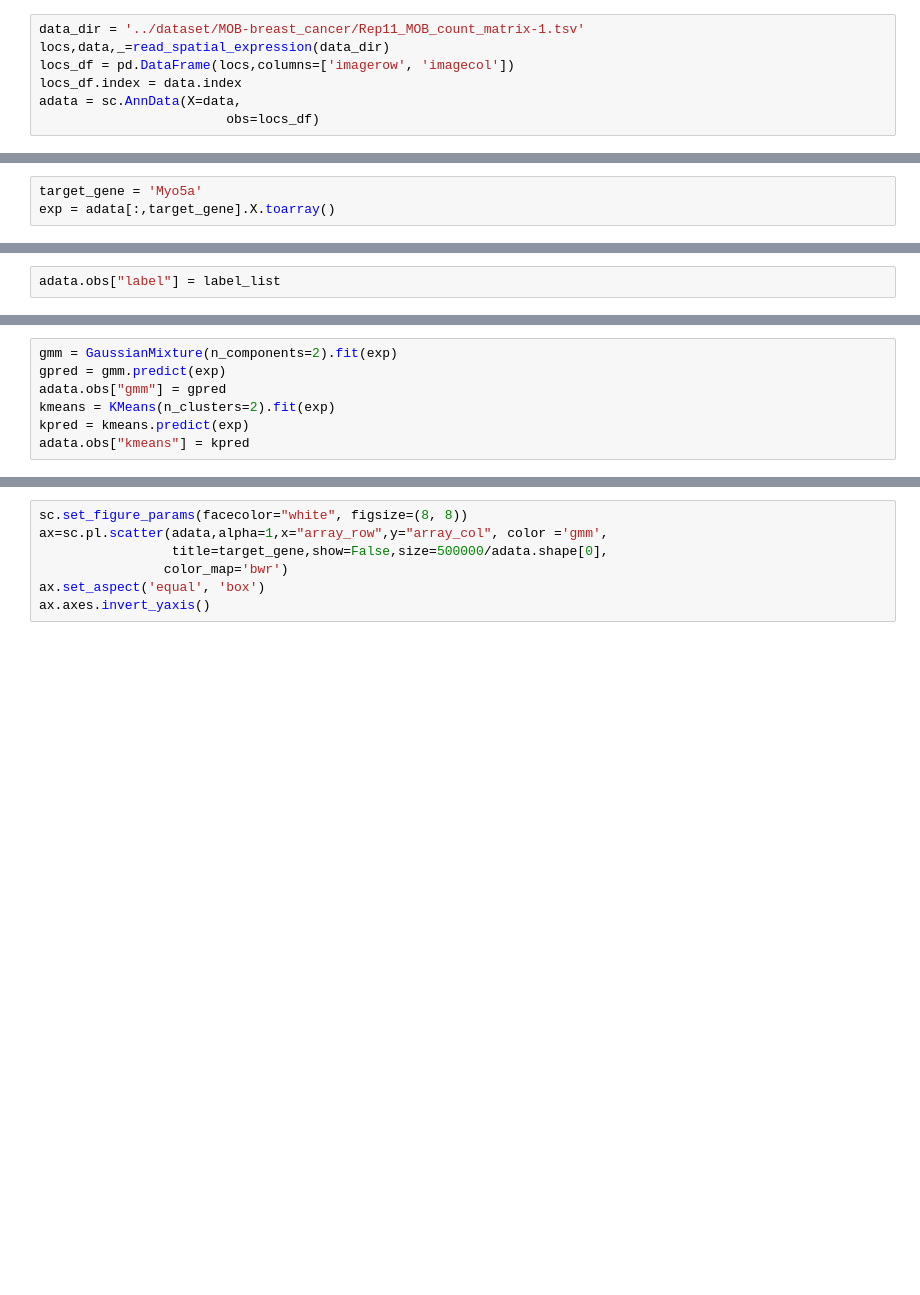
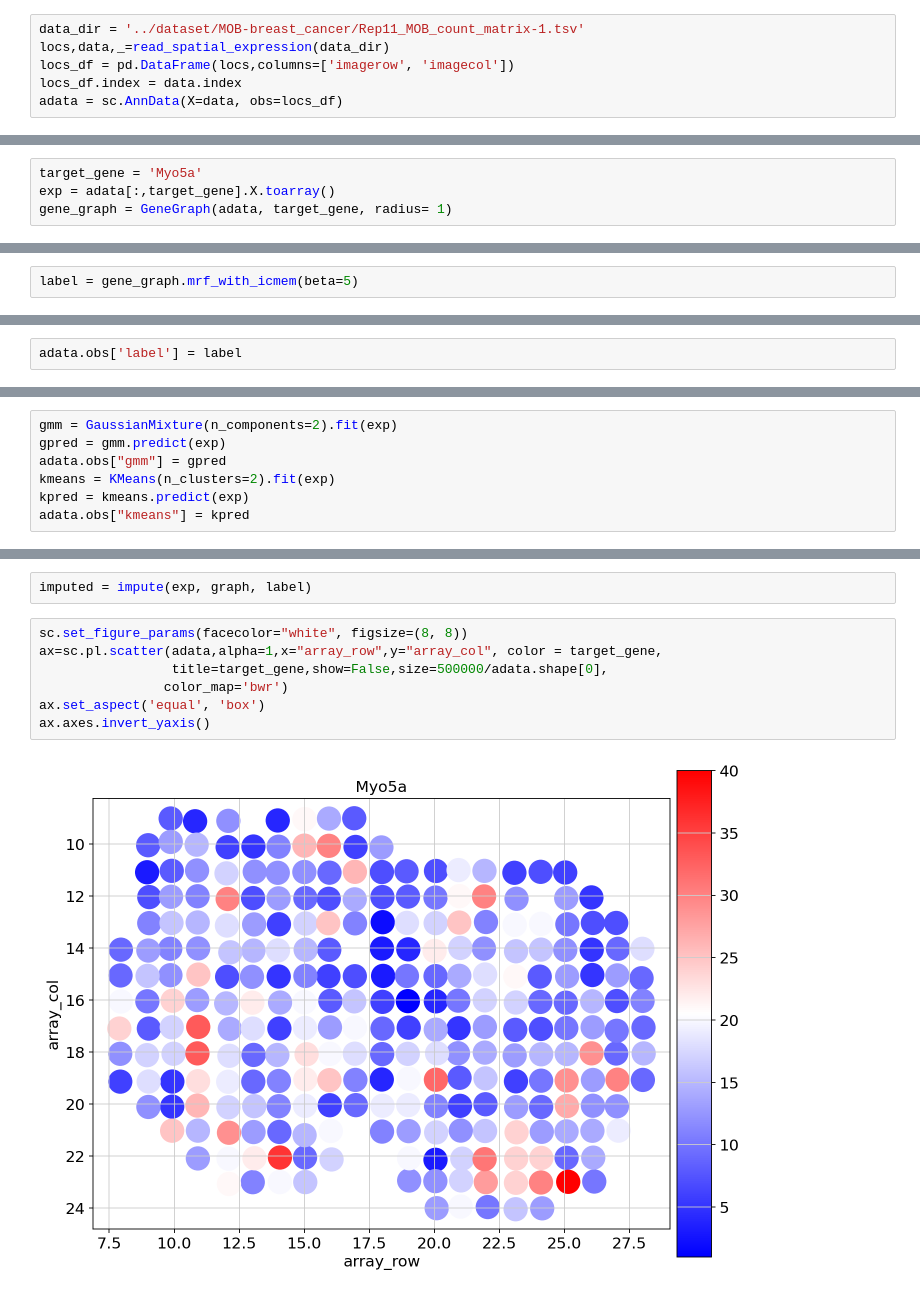
Before and after one commit to Khadaq2001/HMRF, a Jupyter notebook: test.ipynb, the cells around one changed output, grey strips where cells are left out. Cells and saved outputs as stored; diff of their text form; blank space fills up the shorter version.

Commit message:
impute

```diff
--- a/test.ipynb
+++ b/test.ipynb
@@ -73,5 +69,4 @@ data_dir = '../dataset/MOB-breast_cancer/Rep11_MOB_count_matrix-1.tsv'
 locs,data,_=read_spatial_expression(data_dir)
 locs_df = pd.DataFrame(locs,columns=['imagerow', 'imagecol'])
 locs_df.index = data.index
-adata = sc.AnnData(X=data,
-                        obs=locs_df)
+adata = sc.AnnData(X=data, obs=locs_df)
@@ -82,3 +83,4 @@ adata.obs.rename(columns={"imagerow": new_index[0], "imagecol": new_index[1]}, i
 # %%
 target_gene = 'Myo5a'
 exp = adata[:,target_gene].X.toarray()
+gene_graph = GeneGraph(adata, target_gene, radius= 1)
@@ -86,0 +89,2 @@ label_list = mrf.mrf_with_icmem(adata, target_gene, beta = 5, max_iter = 50, rad
+# %%
+label = gene_graph.mrf_with_icmem(beta=5)
@@ -87,5 +94,5 @@ label_list = mrf.mrf_with_icmem(adata, target_gene, beta = 5, max_iter = 50, rad
 # %%
-adata.obs["label"] = label_list
+adata.obs['label'] = label
 # %%
 sc.set_figure_params(facecolor="white", figsize=(8, 8))
 ax=sc.pl.scatter(adata,alpha=1,x="array_row",y="array_col", color = "label",
@@ -106,7 +155,11 @@ adata.obs["kmeans"] = kpred
+# %%
+imputed = impute(exp, graph, label)
 # %%
 sc.set_figure_params(facecolor="white", figsize=(8, 8))
-ax=sc.pl.scatter(adata,alpha=1,x="array_row",y="array_col", color ='gmm',
+ax=sc.pl.scatter(adata,alpha=1,x="array_row",y="array_col", color = target_gene,
                  title=target_gene,show=False,size=500000/adata.shape[0],
                 color_map='bwr')
 ax.set_aspect('equal', 'box')
 ax.axes.invert_yaxis()
+# %% [output]
+[figure, added]
```
Also changed, not shown: parts of 12 cells of this notebook, 2 other files.
